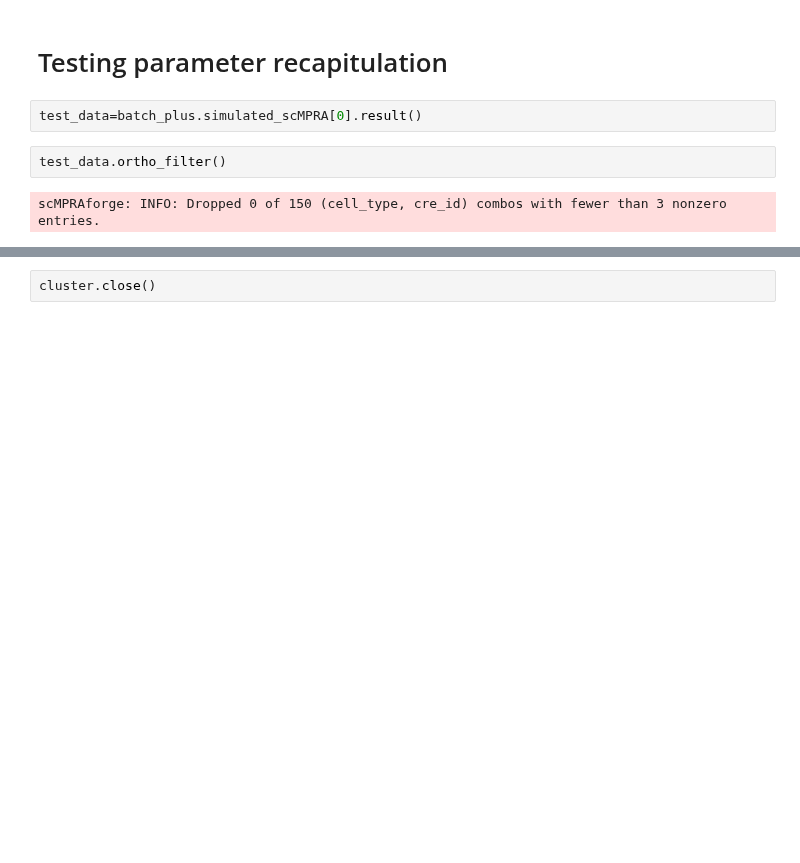
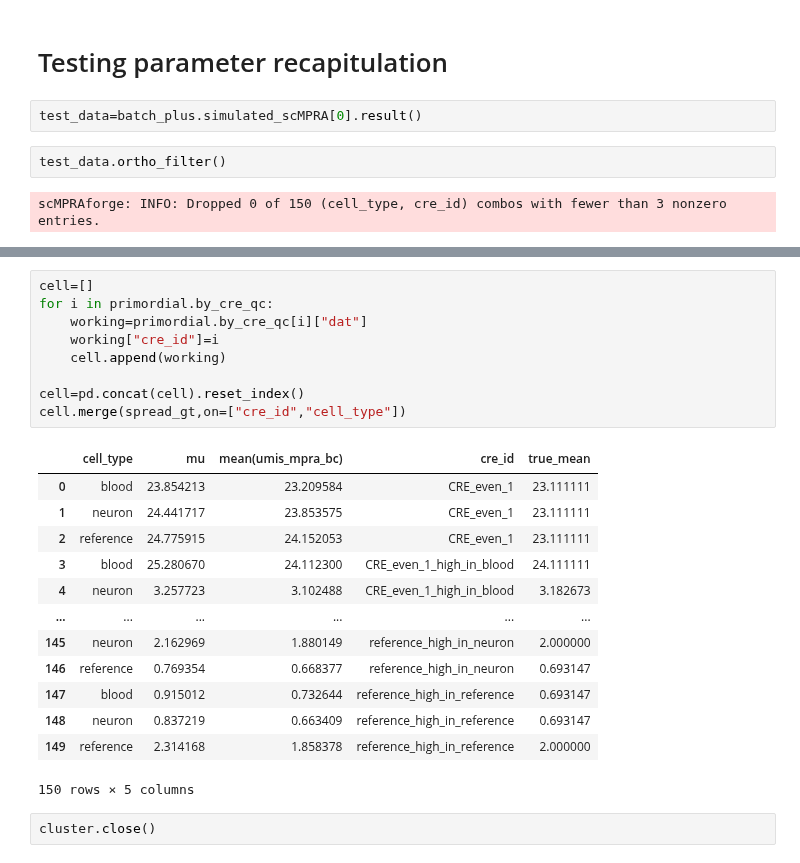
Before and after one commit to Reilly-Lab-Yale/tabula-rasa, a Jupyter notebook: analyses/supporting/simple_de_novo_simulation.ipynb, the cells around one changed output, grey strips where cells are left out. Cells and saved outputs as stored; diff of their text form; blank space fills up the shorter version.

```diff
--- a/analyses/supporting/simple_de_novo_simulation.ipynb
+++ b/analyses/supporting/simple_de_novo_simulation.ipynb
@@ -89,2 +155,25 @@ scMPRAforge: INFO: Dropped 0 of 150 (cell_type, cre_id) combos with fewer than 3
+# %%
+cell=[]
+for i in primordial.by_cre_qc:
+    working=primordial.by_cre_qc[i]["dat"]
+    working["cre_id"]=i
+    cell.append(working)
+
+cell=pd.concat(cell).reset_index()
+cell.merge(spread_gt,on=["cre_id","cell_type"])
+# %% [output]
+|  | cell_type | mu | mean(umis_mpra_bc) | cre_id | true_mean |
+| 0 | blood | 23.854213 | 23.209584 | CRE_even_1 | 23.111111 |
+| 1 | neuron | 24.441717 | 23.853575 | CRE_even_1 | 23.111111 |
+| 2 | reference | 24.775915 | 24.152053 | CRE_even_1 | 23.111111 |
+| 3 | blood | 25.280670 | 24.112300 | CRE_even_1_high_in_blood | 24.111111 |
+| 4 | neuron | 3.257723 | 3.102488 | CRE_even_1_high_in_blood | 3.182673 |
+| ... | ... | ... | ... | ... | ... |
+| 145 | neuron | 2.162969 | 1.880149 | reference_high_in_neuron | 2.000000 |
+| 146 | reference | 0.769354 | 0.668377 | reference_high_in_neuron | 0.693147 |
+| 147 | blood | 0.915012 | 0.732644 | reference_high_in_reference | 0.693147 |
+| 148 | neuron | 0.837219 | 0.663409 | reference_high_in_reference | 0.693147 |
+| 149 | reference | 2.314168 | 1.858378 | reference_high_in_reference | 2.000000 |
+150 rows × 5 columns
 # %%
 cluster.close()
```
Also changed, not shown: parts of 7 cells of this notebook.
